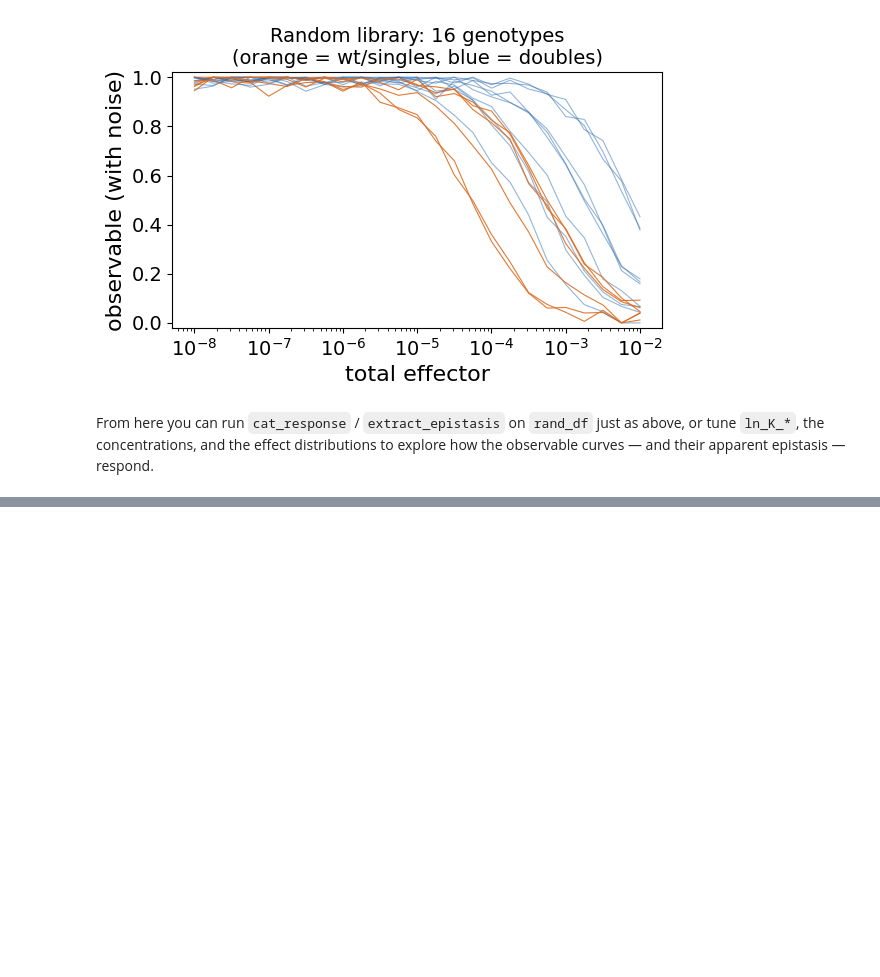
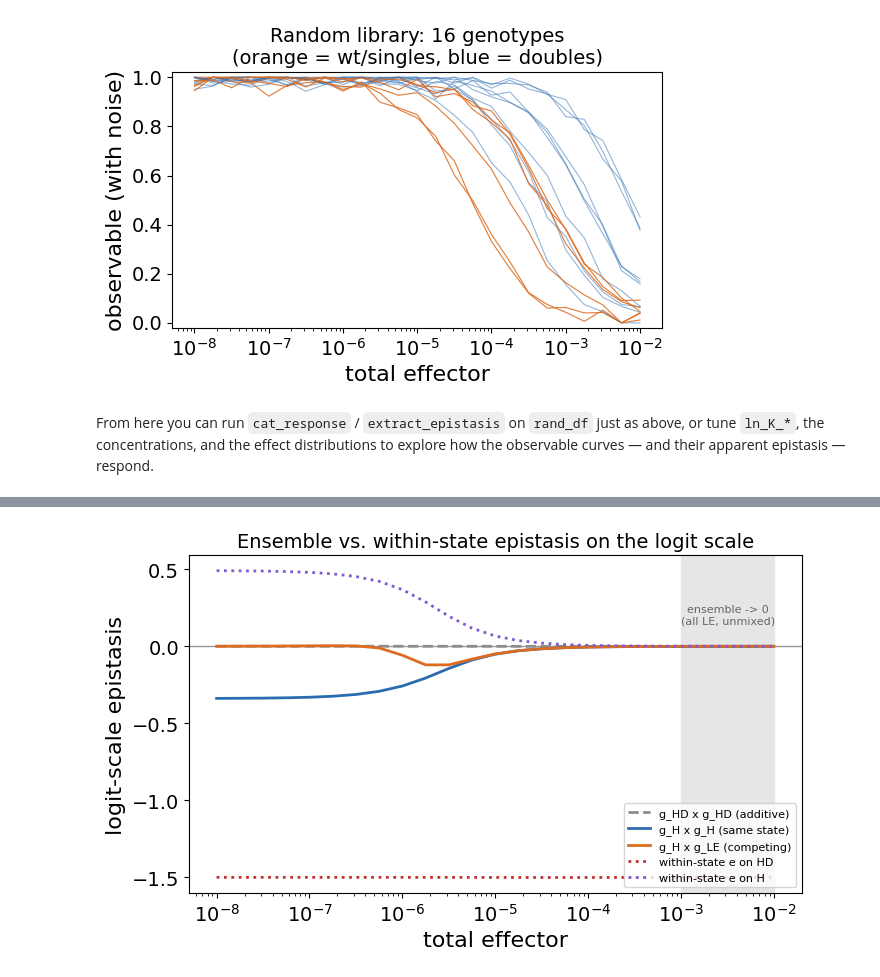
Before and after one commit to harmsm/tfscreen, a Jupyter notebook: examples/toy_thermo/toy_thermo.ipynb, the cells around one changed output, grey strips where cells are left out. Drawn from its saved outputs; the diff is of its cells as text; code cells hidden in the pictures; blank space fills up the shorter version.

```diff
--- a/examples/toy_thermo/toy_thermo.ipynb
+++ b/examples/toy_thermo/toy_thermo.ipynb
@@ -241,0 +302,23 @@ explore how the observable curves — and their apparent epistasis — respond.
+# %%
+channels = [
+    ("g_HD x g_HD (additive)",     dict(ddg_A={"HD": 2.0}, ddg_B={"HD": 2.0}),                  "0.55",    "--"),
+    ("g_H x g_H (same state)",     dict(ddg_A={"H": 1.5},  ddg_B={"H": 1.5}),                   "#2b6cb0", "-"),
+    ("g_H x g_LE (competing)",     dict(ddg_A={"H": 1.5},  ddg_B={"LE": -1.5}),                 "#dd6b20", "-"),
+    ("within-state e on HD",       dict(ddg_A={"HD": 2.0}, ddg_B={"HD": 2.0}, epi={"HD": 1.5}), "#c53030", ":"),
+    ("within-state e on H",        dict(ddg_A={"HD": 2.0}, ddg_B={"HD": 2.0}, epi={"H": 1.5}),  "#805ad5", ":"),
+]
+
+fig, ax = plt.subplots(figsize=(7.5, 4.6))
+ax.axvspan(1e-3, effector[-1], color="0.9", zorder=0)          # unmixed (all-LE) readout zone
+ax.axhline(0, color="0.6", lw=1)
+for label, kw, color, ls in channels:
+    e = epistasis_curve(model, effector, scale="logit", **kw)
+    ax.semilogx(effector, e, ls, color=color, lw=2, label=label)
+ax.text(3.2e-3, 0.15, "ensemble -> 0\n(all LE, unmixed)", fontsize=8, color="0.4", ha="center")
+ax.set_xlabel("total effector")
+ax.set_ylabel("logit-scale epistasis")
+ax.set_title("Ensemble vs. within-state epistasis on the logit scale")
+ax.legend(fontsize=8, loc="lower right")
+fig.tight_layout()
+# %% [output]
+[figure, added]
```
Also changed, not shown: parts of 3 cells of this notebook, 7 other files.
